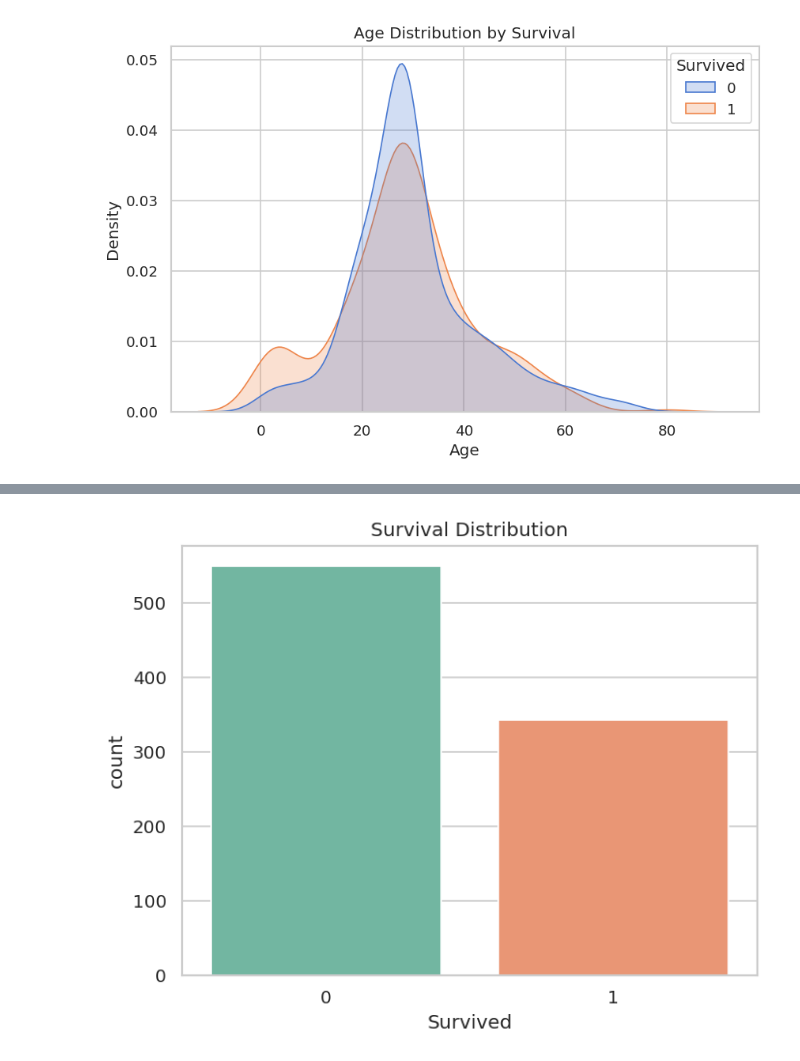
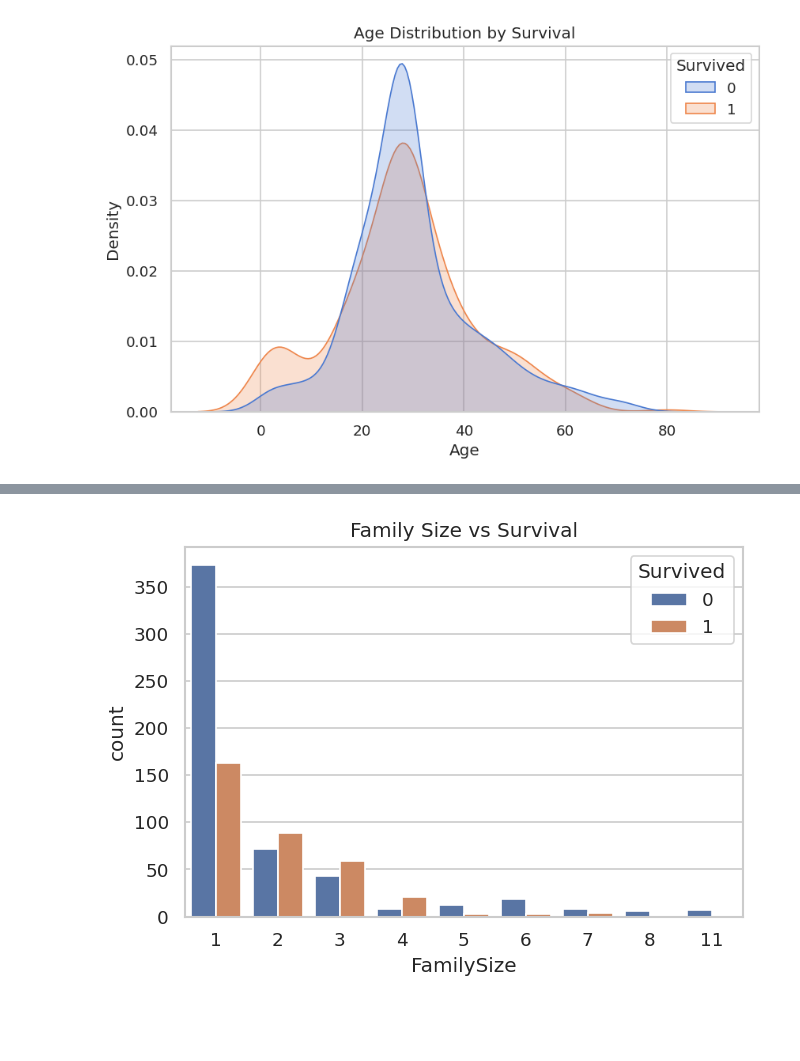
Before and after one commit to manahill-prac/ElevvoPathways_Titanic_EDA, a Jupyter notebook: notebooks/Titanic_EDA.ipynb, the cells around one changed output, grey strips where cells are left out. Saved outputs shown, nothing was run; the diff lists cells and outputs as text; code cells hidden in the pictures; blank space fills up the shorter version.

```diff
--- a/notebooks/Titanic_EDA.ipynb
+++ b/notebooks/Titanic_EDA.ipynb
@@ -788,66 +851,61 @@ df_processed.head()
 # %%
 # Step 08: Exploratory Data Analysis on Engineered Features
+
+import pandas as pd
 import seaborn as sns
 import matplotlib.pyplot as plt
 
-# Load processed dataset (from GitHub raw link)
+# 1. Load processed dataset (engineered features)
 url_processed = "https://raw.githubusercontent.com/manahill-prac/ElevvoPathways_Titanic_EDA/main/processed/titanic_processed.csv"
 df = pd.read_csv(url_processed)
 
 print("✅ Processed dataset loaded:", df.shape)
+print("📂 Columns:", df.columns.tolist())
 
-# Quick check
-df.head()
+# 2. Check distributions of new engineered features
+engineered_cols = ["FamilySize", "IsAlone", "Title", "AgeBin", "FareBin"]
 
-# -----------------------------
-# Survival distribution overall
-# -----------------------------
-sns.countplot(data=df, x="Survived", palette="Set2")
-plt.title("Survival Distribution")
+print("\n🔍 Summary of Engineered Features:")
+print(df[engineered_cols].describe(include="all"))
+
+# 3. Visualizations
+
+## Family Size distribution by survival
+plt.figure(figsize=(6,4))
+sns.countplot(data=df, x="FamilySize", hue="Survived")
+plt.title("Family Size vs Survival")
 plt.show()
 
-# -----------------------------
-# Family Size vs Survival
-# -----------------------------
-sns.barplot(data=df, x="FamilySize", y="Survived", palette="viridis")
-plt.title("Survival Rate by Family Size")
+## IsAlone vs Survival
+plt.figure(figsize=(4,4))
+sns.barplot(data=df, x="IsAlone", y="Survived")
+plt.title("Survival Rate: IsAlone")
 plt.show()
 
-# -----------------------------
-# Title vs Survival
-# -----------------------------
-sns.barplot(data=df, x="Title", y="Survived", palette="coolwarm")
-plt.title("Survival Rate by Passenger Title")
-plt.xticks(rotation=45)
+## Title vs Survival
+plt.figure(figsize=(10,5))
+sns.barplot(data=df, x="Title", y="Survived", order=df["Title"].value_counts().index)
+plt.title("Survival Rate by Title")
 plt.show()
 
-# -----------------------------
-# Deck vs Survival
-# -----------------------------
-sns.barplot(data=df, x="Deck", y="Survived", palette="magma")
-plt.title("Survival Rate by Deck")
+## AgeBin vs Survival
+plt.figure(figsize=(6,4))
+sns.barplot(data=df, x="AgeBin", y="Survived", order=["Child","Teen","Adult","MiddleAge","Senior"])
+plt.title("Survival Rate by AgeBin")
 plt.show()
 
-# -----------------------------
-# AgeGroup vs Survival
-# -----------------------------
-sns.barplot(data=df, x="AgeGroup", y="Survived", palette="Set1")
-plt.title("Survival Rate by Age Group")
+## FareBin vs Survival
+plt.figure(figsize=(6,4))
+sns.barplot(data=df, x="FareBin", y="Survived", order=["Low","Mid","High","VeryHigh"])
+plt.title("Survival Rate by FareBin")
 plt.show()
 
-# -----------------------------
-# FareBin vs Survival
-# -----------------------------
-sns.barplot(data=df, x="FareBin", y="Survived", palette="Set3")
-plt.title("Survival Rate by Fare Bin")
-plt.show()
-
-# -----------------------------
-# Correlation Heatmap
-# -----------------------------
-plt.figure(figsize=(10,6))
-sns.heatmap(df.corr(numeric_only=True), annot=True, cmap="Blues", fmt=".2f")
-plt.title("Correlation Matrix of Features")
-plt.show()
+# 4. Quick insights
+print("\n📊 Insights:")
+print("- Larger families had mixed survival chances; very small or very large families fared worse.")
+print("- Passengers traveling alone (IsAlone=1) had lower survival rates.")
+print("- Titles like 'Miss' and 'Mrs' show higher survival; 'Mr' and 'Rare' titles lower.")
+print("- Children had much higher survival rates than Adults and Seniors.")
+print("- Higher Fare passengers (VeryHigh) survived at much higher rates.")
 # %% [output]
 ✅ Processed dataset loaded: (891, 17)
@@ -854 +927 @@ plt.show()
-[figure, old version]
+[figure, new version]
```
Also changed, not shown: parts of 5 cells of this notebook.
